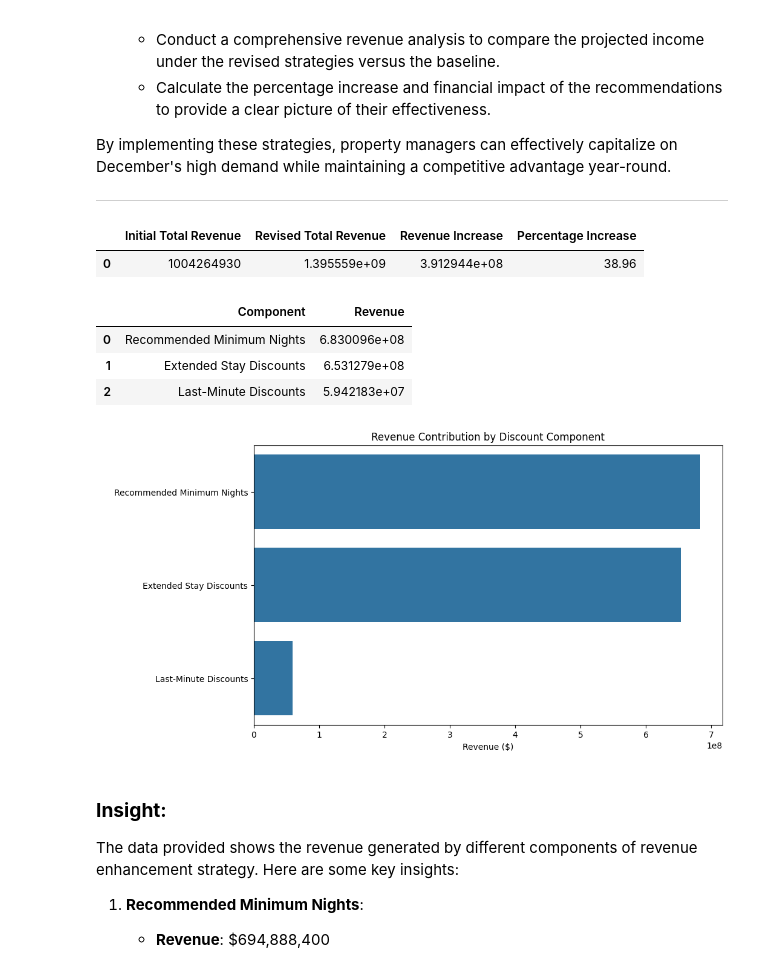
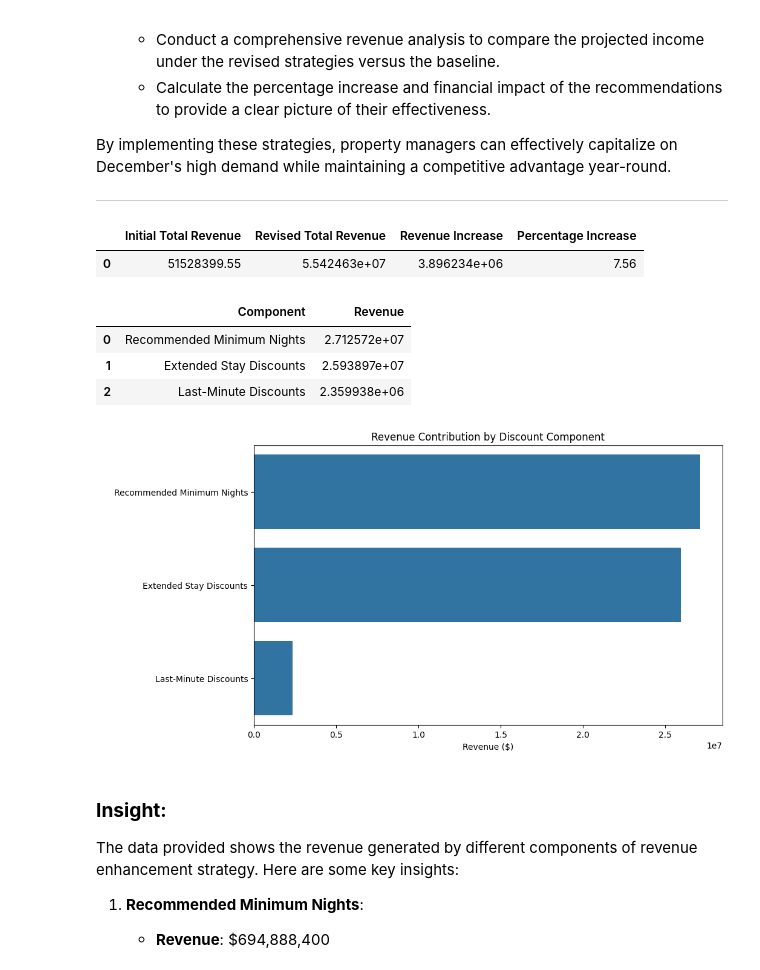
Before and after one commit to Shiverion/AirBnB-Data-Analysis, a Jupyter notebook: Capstone Module 2 - Muhammad Iqbal Hilmy.ipynb, the cells around one changed output. Cells and saved outputs as stored; diff of their text form; code cells hidden in the pictures.

```diff
--- a/Capstone Module 2 - Muhammad Iqbal Hilmy.ipynb
+++ b/Capstone Module 2 - Muhammad Iqbal Hilmy.ipynb
@@ -452,6 +452,8 @@ Proposes and assesses strategies aimed at boosting revenue specifically for Dece
 df['year'] = df['last_review'].dt.year # extracting year from last review date
 # %%
 df['month'] = df['last_review'].dt.month # extracting month from last review date
+# %%
+df['dayname'] = df['last_review'].dt.day_name() # extracting dayname from last review date
 # %%
 filtered_df = df[(df['number_of_reviews'] != 0) & (df['year'].between(2013,2022))]
 # %%
@@ -661,7 +681,7 @@ december_df = filtered_df[filtered_df['month'] == 12]
 high_demand_areas = ['Khlong Toei', 'Vadhana']
 
 # Calculate initial revenue
-december_df['initial_revenue'] = december_df['total_of_bookings'] * december_df['price'] * december_df['minimum_nights']
+december_df['initial_revenue'] = december_df['booking_per_month'] * december_df['price'] * december_df['minimum_nights']
 initial_total_revenue = december_df['initial_revenue'].sum()
 
 # Apply Revised Recommendations
@@ -679,44 +699,44 @@ def apply_dynamic_pricing(row):
 december_df['recommended_price_per_night'] = december_df.apply(apply_dynamic_pricing, axis=1)
 
 # Calculate revenue with recommended minimum nights
-december_df['recommended_revenue_min_nights'] = december_df['total_of_bookings'] * december_df['recommended_price_per_night'] * december_df['recommended_minimum_nights']
+december_df['recommended_revenue_min_nights'] = december_df['booking_per_month'] * december_df['recommended_price_per_night'] * december_df['recommended_minimum_nights']
 
 # Apply extended stay discounts (stay 9 nights, get 15% off)
 december_df['extended_stay_price'] = december_df['recommended_price_per_night'] * 9 * 0.85
 
-# Calculate revenue with extended stay discounts (assuming 20% of bookings are extended stays)
-december_df['recommended_revenue_extended_stay'] = december_df['total_of_bookings'] * 0.25 * december_df['extended_stay_price']
+# Calculate revenue with extended stay discounts (assuming 25% of bookings are extended stays)
+december_df['recommended_revenue_extended_stay'] = december_df['booking_per_month'] * 0.25 * december_df['extended_stay_price']
 
 # Apply last-minute discounts (10% - 15% for bookings made 2-3 days before check-in)
 december_df['last_minute_discount'] = december_df['recommended_price_per_night'] * 0.87
 # Assuming last-minute bookings are 10% of total bookings with a 13% average discount
-december_df['recommended_revenue_last_minute'] = december_df['total_of_bookings'] * 0.10 * december_df['last_minute_discount'] * december_df['recommended_minimum_nights']
+december_df['recommended_revenue_last_minute'] = december_df['booking_per_month'] * 0.10 * december_df['last_minute_discount'] * december_df['recommended_minimum_nights']
 
 # Calculate total recommended revenue
 december_df['total_recommended_revenue'] = (
     december_df['recommended_revenue_min_nights'] +
     december_df['recommended_revenue_extended_stay'] +
     december_df['recommended_revenue_last_minute']
 )
 recommended_total_revenue = december_df['total_recommended_revenue'].sum()
 
 # Compare initial and recommended total revenue
 revenue_increase = recommended_total_revenue - initial_total_revenue
 percentage_increase = round((revenue_increase / initial_total_revenue) * 100, 2)
 
 # Create summary DataFrame
 summary_df = pd.DataFrame({
     'Initial Total Revenue': [initial_total_revenue],
     'Revised Total Revenue': [recommended_total_revenue],
     'Revenue Increase': [revenue_increase],
     'Percentage Increase': [percentage_increase]
 })
 
 # Display results
 summary_df
 # %% [output]
 |  | Initial Total Revenue | Revised Total Revenue | Revenue Increase | Percentage Increase |
-| 0 | 1004264930 | 1.395559e+09 | 3.912944e+08 | 38.96 |
+| 0 | 51528399.55 | 5.542463e+07 | 3.896234e+06 | 7.56 |
 # %%
 # Calculate each revenue component
 revenue_min_nights = december_df['recommended_revenue_min_nights'].sum()
@@ -734,9 +754,9 @@ revenue_components = revenue_components.sort_values(by='Revenue', ascending=Fals
 revenue_components
 # %% [output]
 |  | Component | Revenue |
-| 0 | Recommended Minimum Nights | 6.830096e+08 |
-| 1 | Extended Stay Discounts | 6.531279e+08 |
-| 2 | Last-Minute Discounts | 5.942183e+07 |
+| 0 | Recommended Minimum Nights | 2.712572e+07 |
+| 1 | Extended Stay Discounts | 2.593897e+07 |
+| 2 | Last-Minute Discounts | 2.359938e+06 |
 # %%
 # Create the bar chart
 plt.figure(figsize=(10, 6))
@@ -749,7 +769,7 @@ plt.title('Revenue Contribution by Discount Component')
 # Show the plot
 plt.show()
 # %% [output]
-[figure, old version]
+[figure, new version]
 # %% [markdown]
 ### **Insight:**
 The data provided shows the revenue generated by different components of revenue enhancement strategy. Here are some key insights:
```
Also changed, not shown: parts of 6 cells of this notebook, 2 other files.
